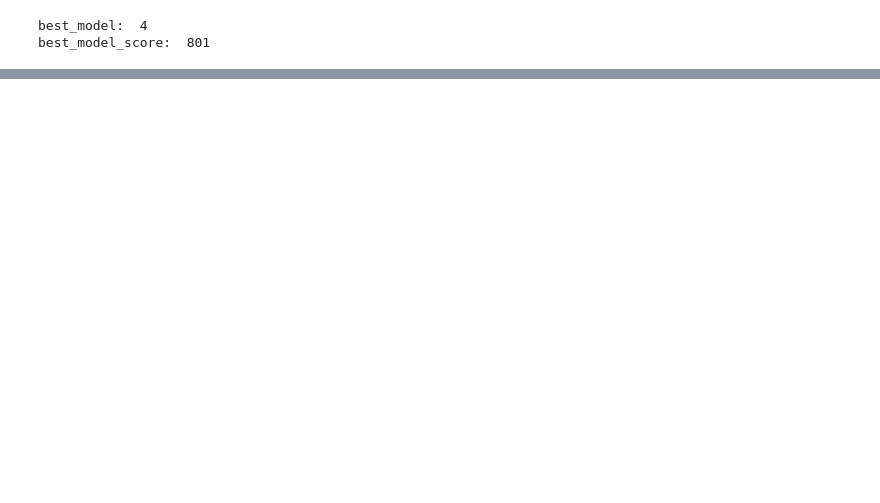
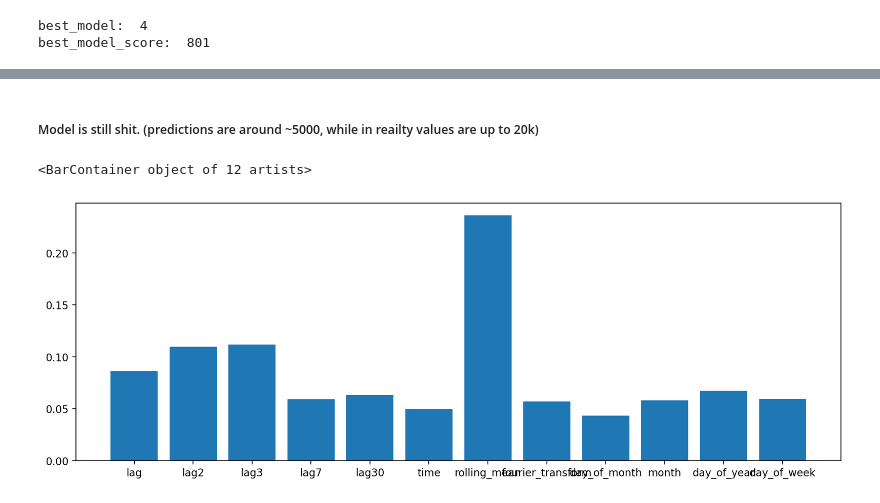
Before and after one commit to Azidalus/Demand-Forecasting-Web-app, a Jupyter notebook: notebooks/model testing.ipynb, the cells around one changed output, grey strips where cells are left out. Saved outputs shown, nothing was run; the diff lists cells and outputs as text; code cells hidden in the pictures; blank space fills up the shorter version.

```diff
--- a/notebooks/model testing.ipynb
+++ b/notebooks/model testing.ipynb
@@ -566,0 +541,17 @@ _ = plot_lags(all_data['Units'], lags=12, nrows=2)
+# %%
+import warnings
+warnings.filterwarnings('ignore')
+
+X = pd.DataFrame()
+X['time'] = np.arange(len(y))
+X['day_of_month'] = all_data['Date'].dt.day
+X['month'] = all_data['Date'].dt.month
+X['day_of_year'] = all_data['Date'].dt.dayofyear
+X['day_of_week'] = all_data['Date'].dt.dayofweek
+
+model2 = XGBRegressor(random_state=1)
+gs2 = GridSearchCV(model2, param_grid, cv=ts_split, scoring='neg_root_mean_squared_error')
+gs2.fit(X, y)
+model2.set_params(**gs2.best_params_)
+model_score2 = np.abs(gs2.best_score_)
+print(gs2.best_params_, '\n', model_score2)
@@ -566,0 +561,2 @@ _ = plot_lags(all_data['Units'], lags=12, nrows=2)
+# %%
+model2.fit(X, y)
@@ -566,0 +602,11 @@ _ = plot_lags(all_data['Units'], lags=12, nrows=2)
+# %% [markdown]
+##### Model is still shit. (predictions are around ~5000, while in reailty values are up to 20k)
+# %%
+model.fit(X,y)
+importances = model.feature_importances_
+feature_names = model.feature_names_in_
+# %%
+plt.bar(x=feature_names, height=importances)
+# %% [output]
+<BarContainer object of 12 artists>
+[figure, added]
```
Also changed, not shown: parts of 11 cells of this notebook.
